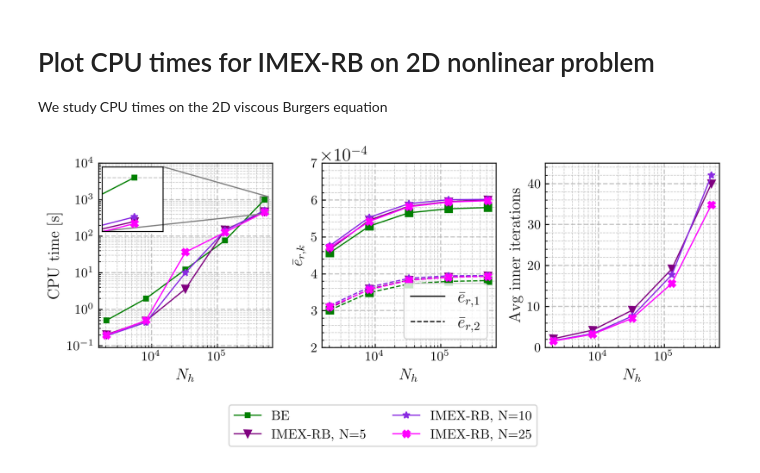
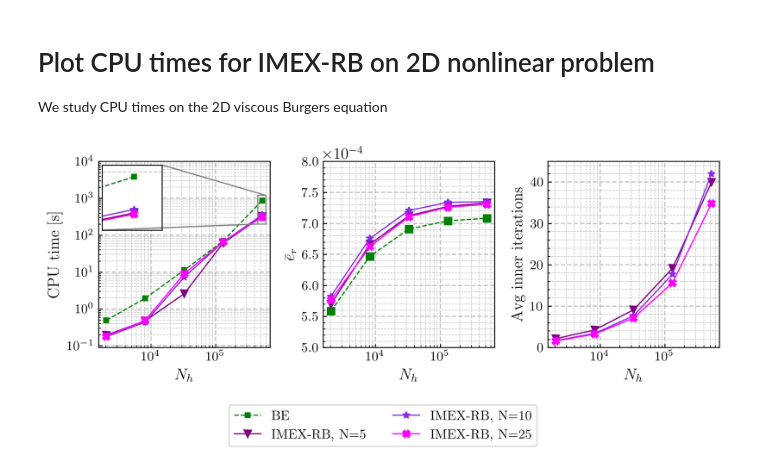
Before and after one commit to Fra-Sala/IMEX-RB, a Jupyter notebook: postprocessing/Burgers2D/cputimes.ipynb, the cells around one changed output. Cells and saved outputs as stored; diff of their text form; code cells hidden in the pictures.

```diff
--- a/postprocessing/Burgers2D/cputimes.ipynb
+++ b/postprocessing/Burgers2D/cputimes.ipynb
@@ -48,7 +48,7 @@ colors = ['purple', 'blueviolet', 'magenta', 'hotpink', 'red', 'maroon', 'teal',
 larger_fontsize = 13
 smaller_fontsize = 11
 
-ax1.loglog(Nh_values, times["BE"],
+ax1.loglog(Nh_values, times["BE"], linestyle="--",
             marker="s", markersize=4, color="green", label="BE")
 
 for n_idx, N_val in enumerate(N_values):
@@ -79,7 +79,7 @@ inset = inset_axes(
   #  bbox_transform=ax1.transAxes
 )
 # data for inset
-inset.loglog(Nh_values, times["BE"],
+inset.loglog(Nh_values, times["BE"], linestyle="--",
              marker="s", markersize=4, color="green")
 for n_idx, N_val in enumerate(N_values):
     marker = imex_markers[n_idx % len(imex_markers)]
@@ -91,7 +91,7 @@ for n_idx, N_val in enumerate(N_values):
         color=colors[n_idx]
     )
 inset.set_xlim(4.5e5, 6e5)
-inset.set_ylim(4e2, 1.2e3)
+inset.set_ylim(2e2, 1.2e3)
 inset.tick_params(axis='both', which='both',
                       bottom=False, top=False,
                       left=False, right=False,
@@ -105,71 +105,58 @@ mark_inset(
 
 # Second subplot: errors
 ax2.semilogx(
-    Nh_values, errors_l2["BE"][0],
-    marker="s", linestyle="-", markersize=6, color="green"
-)
-ax2.semilogx(
-    Nh_values, errors_l2["BE"][1],
+    Nh_values, errors_l2["BE"],
     marker="s", linestyle="--", markersize=6, color="green"
 )
+
 
 for n_idx, N_val in enumerate(N_values):
     marker = imex_markers[n_idx % len(imex_markers)]
     ax2.semilogx(
-        Nh_values, errors_l2["IMEX-RB"][n_idx][0],
+        Nh_values, errors_l2["IMEX-RB"][n_idx],
         marker=marker, linestyle="-", markersize=6, color=colors[n_idx]
     )
-    ax2.semilogx(
-        Nh_values, errors_l2["IMEX-RB"][n_idx][1],
-        marker=marker, linestyle="--", markersize=6, color=colors[n_idx]
-    )
 
-ax2.set_ylim([2e-4, 7e-4])
-ax2.set_ylabel(r"$\bar{e}_{r,k}$", fontsize=larger_fontsize)
+ax2.set_ylim([5e-4, 8e-4])
+ax2.set_ylabel(r"$\bar{e}_{r}$", fontsize=larger_fontsize)
 ax2.set_xlabel(r"$N_h$", fontsize=larger_fontsize)
 ax2.grid(which='major', linestyle='--', linewidth=1)
 ax2.minorticks_on()
 ax2.grid(which='minor', linestyle='--', linewidth=0.5)
-# Custom legend for the two error‐lines in the middle plot:
-legend_elements = [
-    Line2D([0], [0], color='k', linestyle='-', label=r'$\bar{e}_{r,1}$'),
-    Line2D([0], [0], color='k', linestyle='--', label=r'$\bar{e}_{r,2}$')
-]
-ax2.legend(handles=legend_elements, loc='lower right', fontsize=14)
 ax2.ticklabel_format(axis='y', style='sci', scilimits=(0,0), useMathText=True)
 ax2.tick_params(axis="both", labelsize=smaller_fontsize)
-ax2.yaxis.offsetText.set_fontsize(15)
+ax2.yaxis.offsetText.set_fontsize(larger_fontsize)
 
 # subplot: iterations
 for n_idx, N_val in enumerate(N_values):
     marker = imex_markers[n_idx % len(imex_markers)]
     avg_inner = np.mean(inneriters[n_idx], axis=1)
     ax3.semilogx(
         Nh_values, avg_inner,
         marker=marker, linestyle="-", markersize=6, color=colors[n_idx],
         label=f"IMEX-RB, $N = {N_val}$"
     )
 
 ax3.set_xlabel(r"$N_h$", fontsize=larger_fontsize)
 ax3.set_ylabel("Avg inner iterations", fontsize=larger_fontsize)
 ax3.set_ylim((0, 45))
 ax3.tick_params(axis="both", which="major", labelsize=smaller_fontsize)
 ax3.grid(which='major', linestyle='--', linewidth=1)
 ax3.minorticks_on()
 ax3.grid(which='minor', linestyle='--', linewidth=0.5)
 
 plt.tight_layout()
 handles, labels = ax1.get_legend_handles_labels()
 fig.legend(
     handles, labels,
     loc="lower center",
     ncol=2,
     bbox_to_anchor=(0.5, -0.22),
     fontsize=smaller_fontsize
 )
 
 out_file = os.path.join(plots_dir, f"{problem_name}_cputimes_errors_iters.pdf")
 plt.savefig(out_file, bbox_inches="tight")
 plt.show()
 # %% [output]
-[figure, old version]
+[figure, new version]
```
Also changed, not shown: 3 other files.
